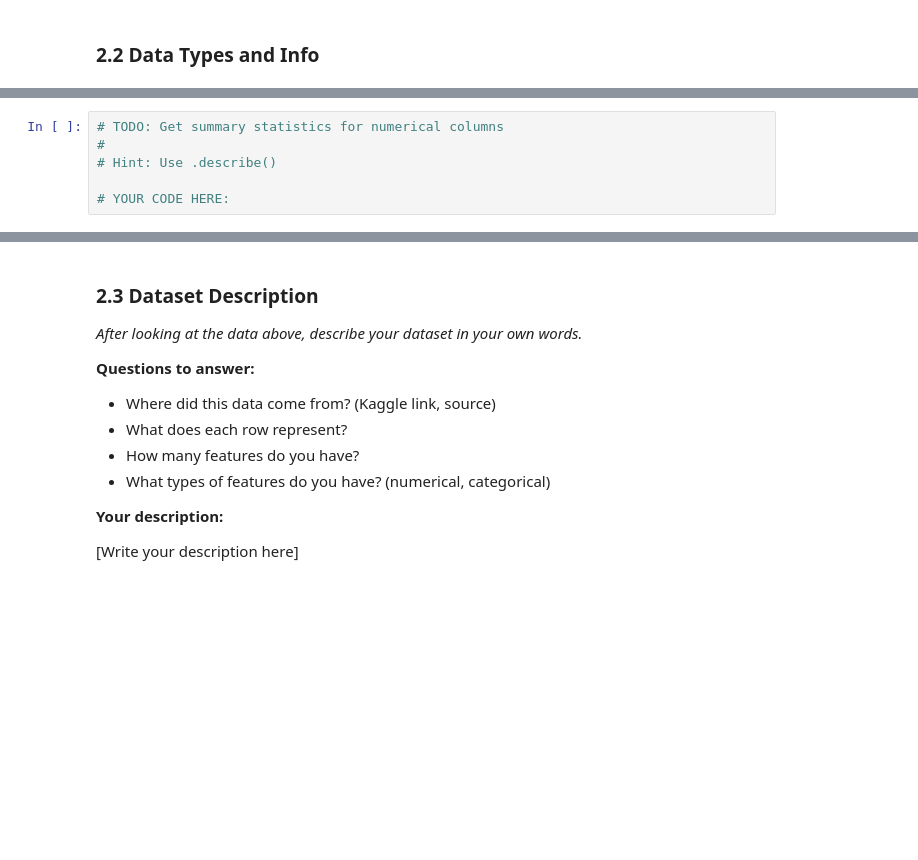
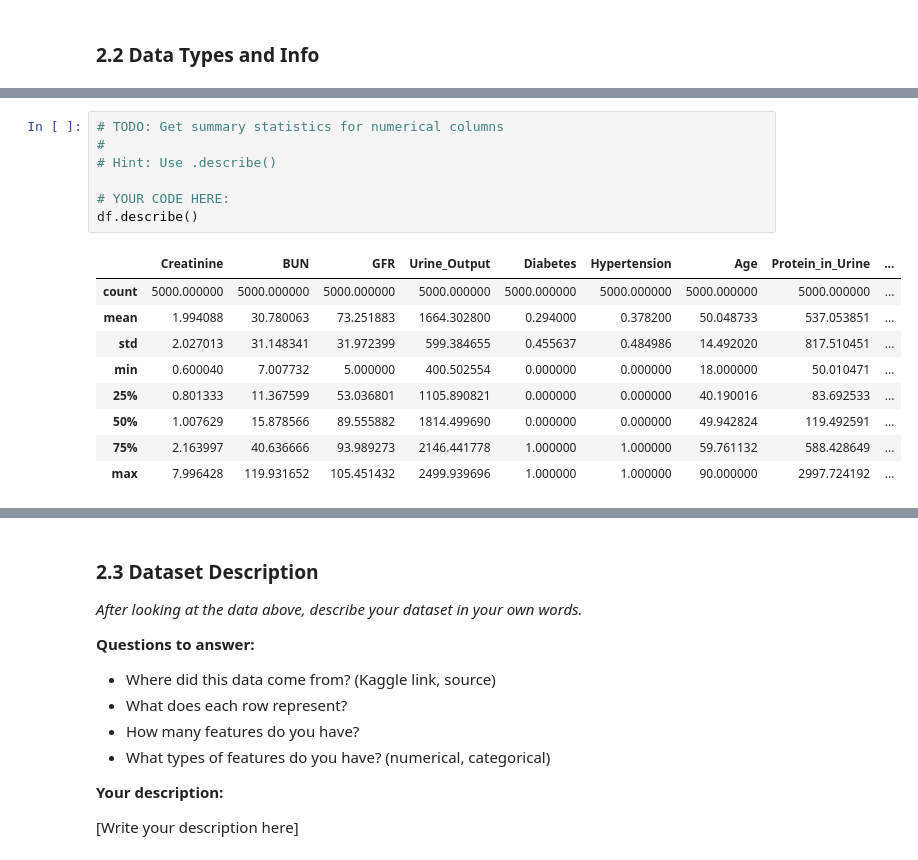
Before and after one commit to jvilla13/individual-capstone-jvilla13, a Jupyter notebook: notebooks/01_problem_statement_and_eda.ipynb, the cells around one changed output, grey strips where cells are left out. Cells and saved outputs as stored; diff of their text form; blank space fills up the shorter version.

```diff
--- a/notebooks/01_problem_statement_and_eda.ipynb
+++ b/notebooks/01_problem_statement_and_eda.ipynb
@@ -174,9 +195,20 @@ df.tail()
 # %%
 # TODO: Get summary statistics for numerical columns
 #
 # Hint: Use .describe()
 
 # YOUR CODE HERE:
+df.describe()
+# %% [output]
+|  | Creatinine | BUN | GFR | Urine_Output | Diabetes | Hypertension | Age | Protein_in_Urine | ... |
+| count | 5000.000000 | 5000.000000 | 5000.000000 | 5000.000000 | 5000.000000 | 5000.000000 | 5000.000000 | 5000.000000 | ... |
+| mean | 1.994088 | 30.780063 | 73.251883 | 1664.302800 | 0.294000 | 0.378200 | 50.048733 | 537.053851 | ... |
+| std | 2.027013 | 31.148341 | 31.972399 | 599.384655 | 0.455637 | 0.484986 | 14.492020 | 817.510451 | ... |
+| min | 0.600040 | 7.007732 | 5.000000 | 400.502554 | 0.000000 | 0.000000 | 18.000000 | 50.010471 | ... |
+| 25% | 0.801333 | 11.367599 | 53.036801 | 1105.890821 | 0.000000 | 0.000000 | 40.190016 | 83.692533 | ... |
+| 50% | 1.007629 | 15.878566 | 89.555882 | 1814.499690 | 0.000000 | 0.000000 | 49.942824 | 119.492591 | ... |
+| 75% | 2.163997 | 40.636666 | 93.989273 | 2146.441778 | 1.000000 | 1.000000 | 59.761132 | 588.428649 | ... |
+| max | 7.996428 | 119.931652 | 105.451432 | 2499.939696 | 1.000000 | 1.000000 | 90.000000 | 2997.724192 | ... |
 # %%
 # TODO: Get summary statistics for categorical columns
 #
```
Also changed, not shown: parts of 2 cells of this notebook.
